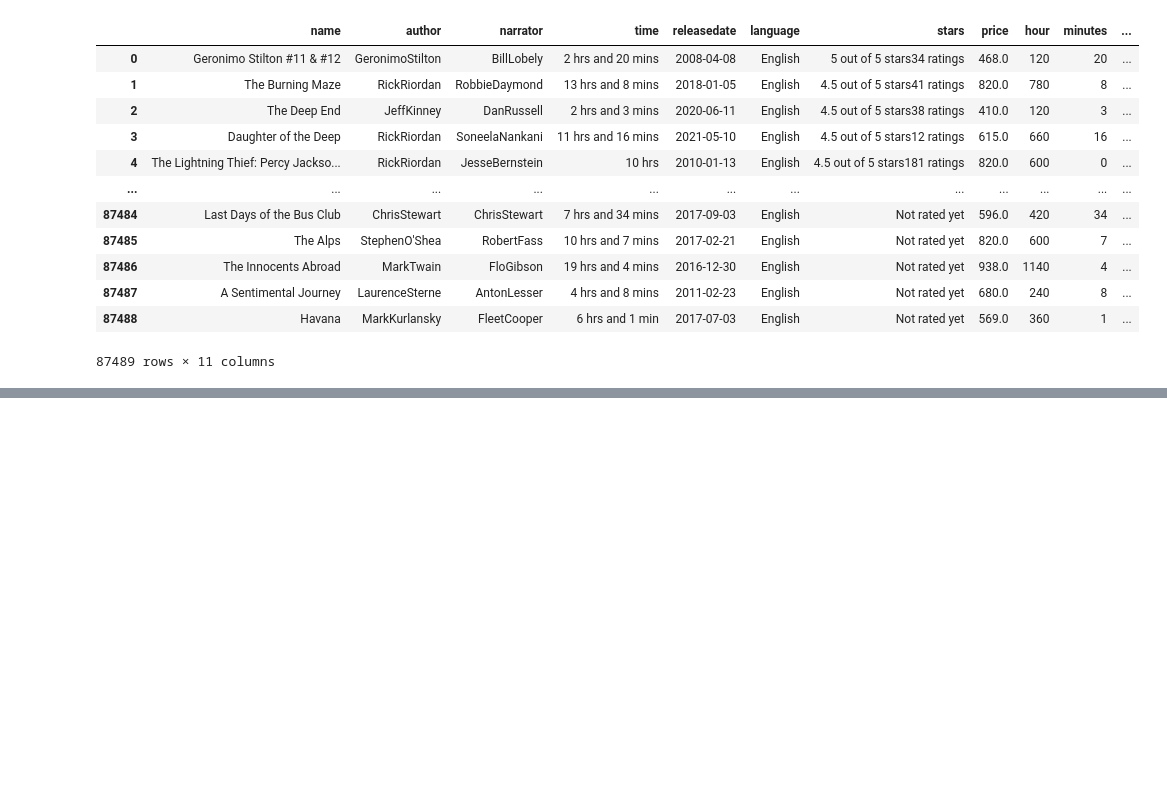
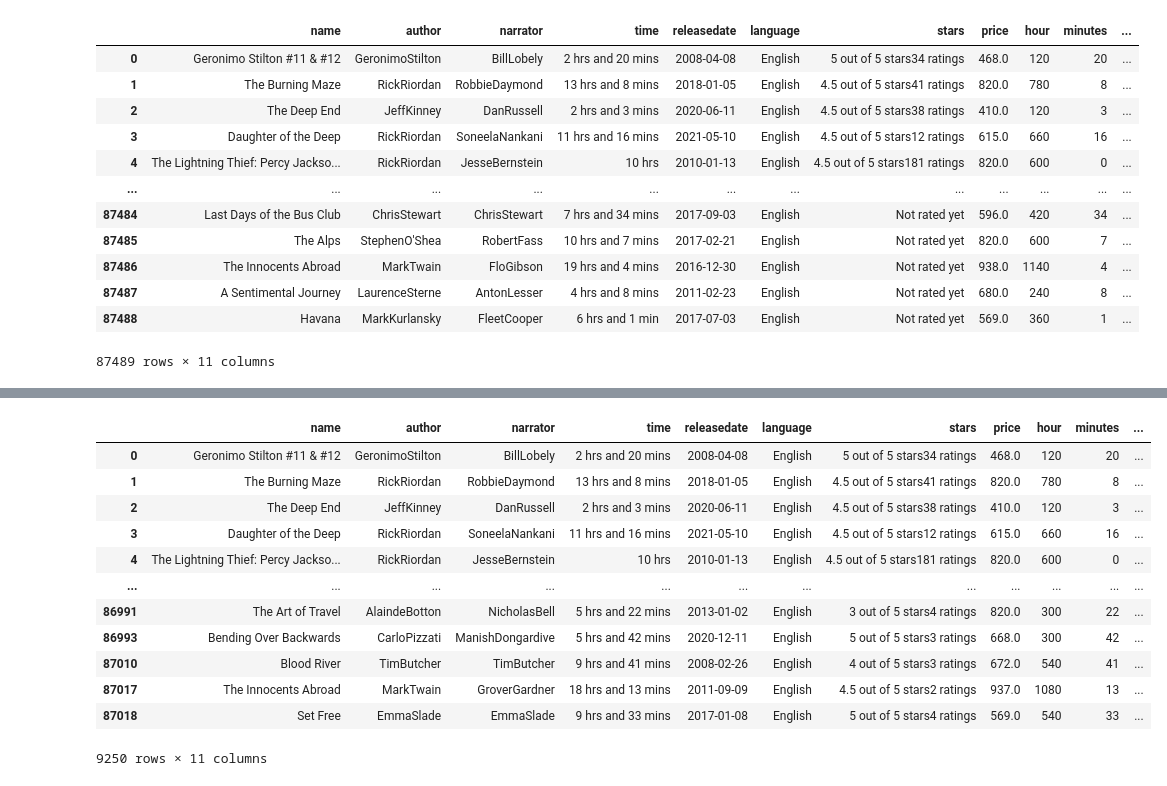
Before and after one commit to TeenGai/Practice-Data-Cleaning, a Jupyter notebook: Audible/test_clean.ipynb, the cells around one changed output, grey strips where cells are left out. Cells and saved outputs as stored; diff of their text form; code cells hidden in the pictures; blank space fills up the shorter version.

```diff
--- a/Audible/test_clean.ipynb
+++ b/Audible/test_clean.ipynb
@@ -623,0 +643,17 @@ df
+# %%
+endswith_ratings = df['stars'].str.endswith('ratings')
+df[endswith_ratings]
+# %% [output]
+|  | name | author | narrator | time | releasedate | language | stars | price | hour | minutes | ... |
+| 0 | Geronimo Stilton #11 & #12 | GeronimoStilton | BillLobely | 2 hrs and 20 mins | 2008-04-08 | English | 5 out of 5 stars34 ratings | 468.0 | 120 | 20 | ... |
+| 1 | The Burning Maze | RickRiordan | RobbieDaymond | 13 hrs and 8 mins | 2018-01-05 | English | 4.5 out of 5 stars41 ratings | 820.0 | 780 | 8 | ... |
+| 2 | The Deep End | JeffKinney | DanRussell | 2 hrs and 3 mins | 2020-06-11 | English | 4.5 out of 5 stars38 ratings | 410.0 | 120 | 3 | ... |
+| 3 | Daughter of the Deep | RickRiordan | SoneelaNankani | 11 hrs and 16 mins | 2021-05-10 | English | 4.5 out of 5 stars12 ratings | 615.0 | 660 | 16 | ... |
+| 4 | The Lightning Thief: Percy Jackso... | RickRiordan | JesseBernstein | 10 hrs | 2010-01-13 | English | 4.5 out of 5 stars181 ratings | 820.0 | 600 | 0 | ... |
+| ... | ... | ... | ... | ... | ... | ... | ... | ... | ... | ... | ... |
+| 86991 | The Art of Travel | AlaindeBotton | NicholasBell | 5 hrs and 22 mins | 2013-01-02 | English | 3 out of 5 stars4 ratings | 820.0 | 300 | 22 | ... |
+| 86993 | Bending Over Backwards | CarloPizzati | ManishDongardive | 5 hrs and 42 mins | 2020-12-11 | English | 5 out of 5 stars3 ratings | 668.0 | 300 | 42 | ... |
+| 87010 | Blood River | TimButcher | TimButcher | 9 hrs and 41 mins | 2008-02-26 | English | 4 out of 5 stars3 ratings | 672.0 | 540 | 41 | ... |
+| 87017 | The Innocents Abroad | MarkTwain | GroverGardner | 18 hrs and 13 mins | 2011-09-09 | English | 4.5 out of 5 stars2 ratings | 937.0 | 1080 | 13 | ... |
+| 87018 | Set Free | EmmaSlade | EmmaSlade | 9 hrs and 33 mins | 2017-01-08 | English | 5 out of 5 stars4 ratings | 569.0 | 540 | 33 | ... |
+9250 rows × 11 columns
```
Also changed, not shown: parts of 15 cells of this notebook.
